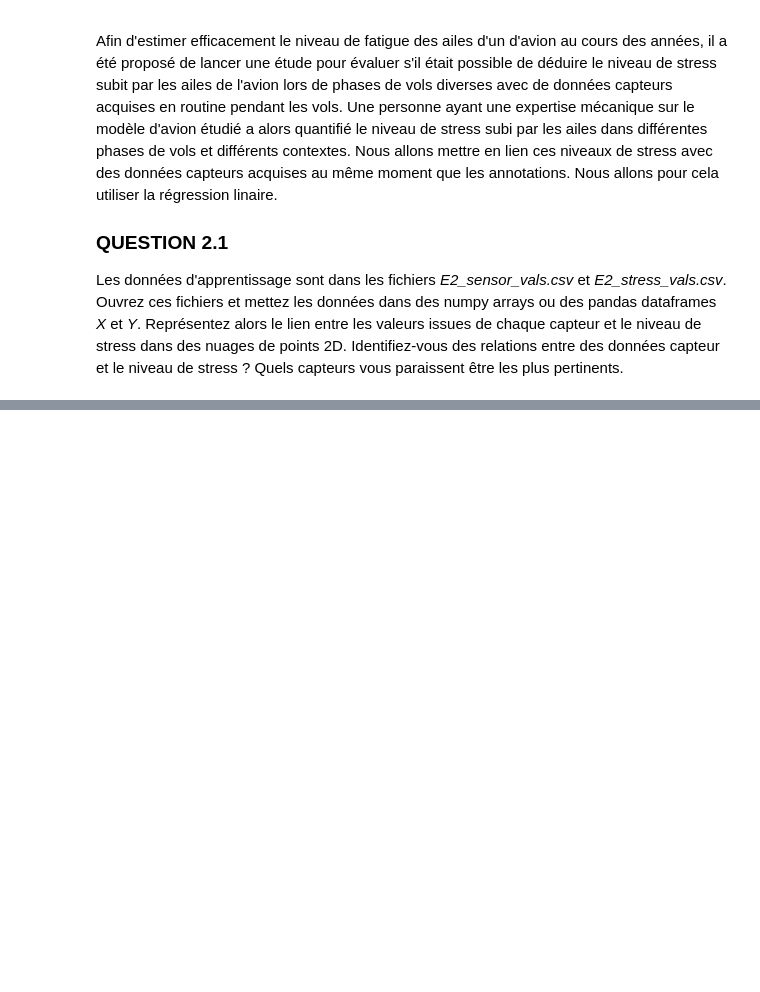
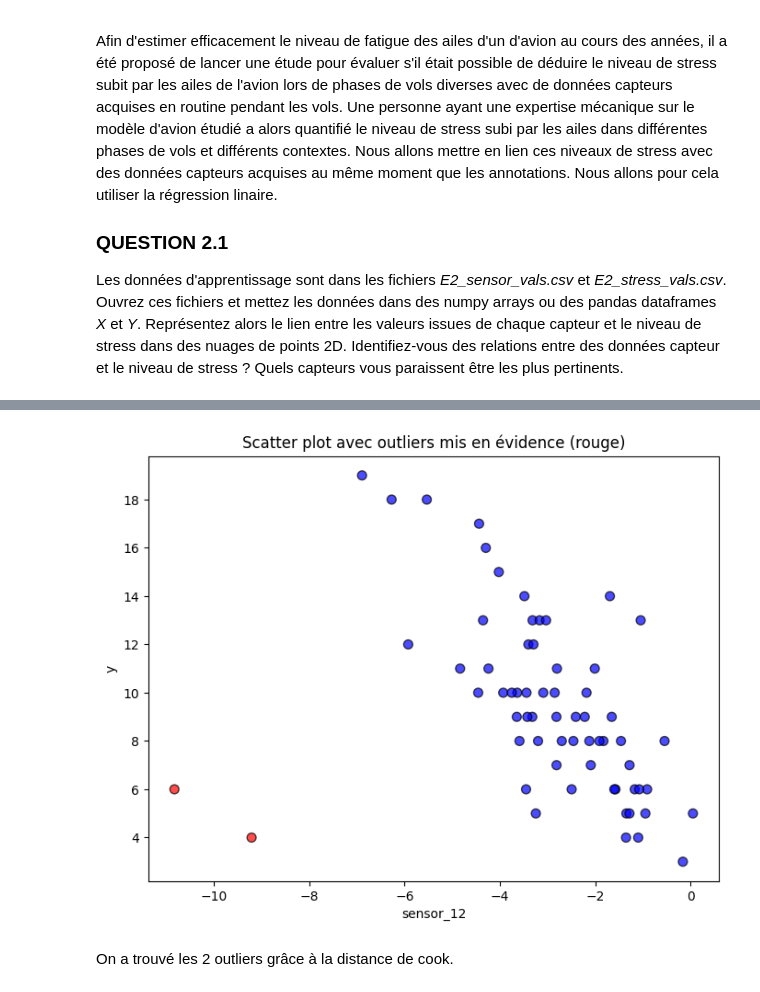
Before and after one commit to Tmqng/stat-ml, a Jupyter notebook: TPs/BE_statML_2025/BE_StatML_2025.ipynb, the cells around one changed output, grey strips where cells are left out. Cells and saved outputs as stored; diff of their text form; code cells hidden in the pictures; blank space fills up the shorter version.

```diff
--- a/TPs/BE_statML_2025/BE_StatML_2025.ipynb
+++ b/TPs/BE_statML_2025/BE_StatML_2025.ipynb
@@ -335,0 +551,17 @@ On s'intéresse maintenant au lien entre la variable *sensor_12* et le niveau de
+# %%
+highlight_indices = indices_max
+
+# Créer un tableau de couleurs : rouge pour les points à mettre en évidence, bleu sinon
+colors = np.array(['blue'] * len(x))
+colors[highlight_indices] = 'red'
+
+plt.figure(figsize=(8,6))
+plt.scatter(x, y, c=colors, s=50, edgecolor='k', alpha=0.7)
+plt.xlabel("sensor_12")
+plt.ylabel("y")
+plt.title("Scatter plot avec outliers mis en évidence (rouge)")
+plt.show()
+# %% [output]
+[figure, added]
+# %% [markdown]
+On a trouvé les 2 outliers grâce à la distance de cook.
```
Also changed, not shown: parts of 60 cells of this notebook.
